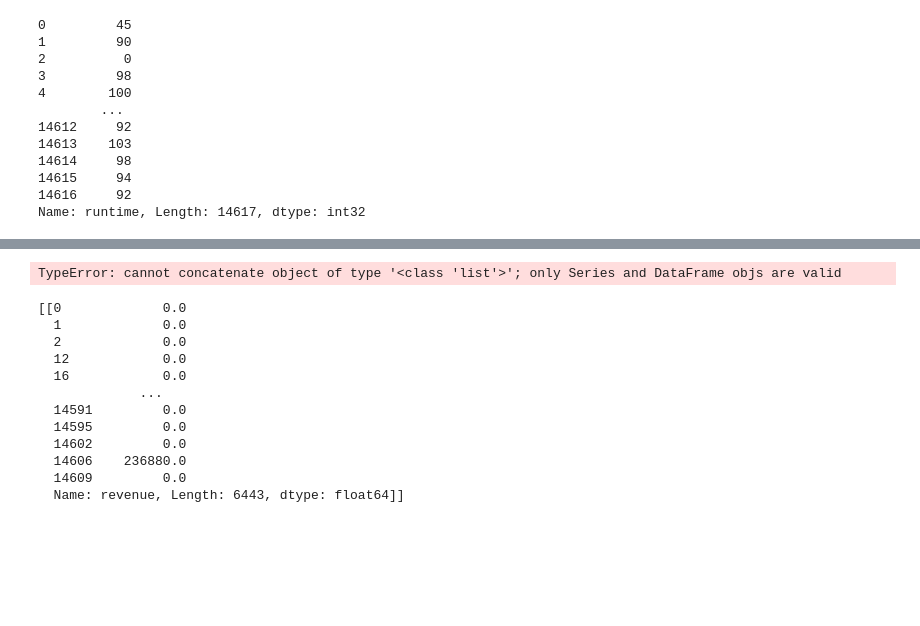
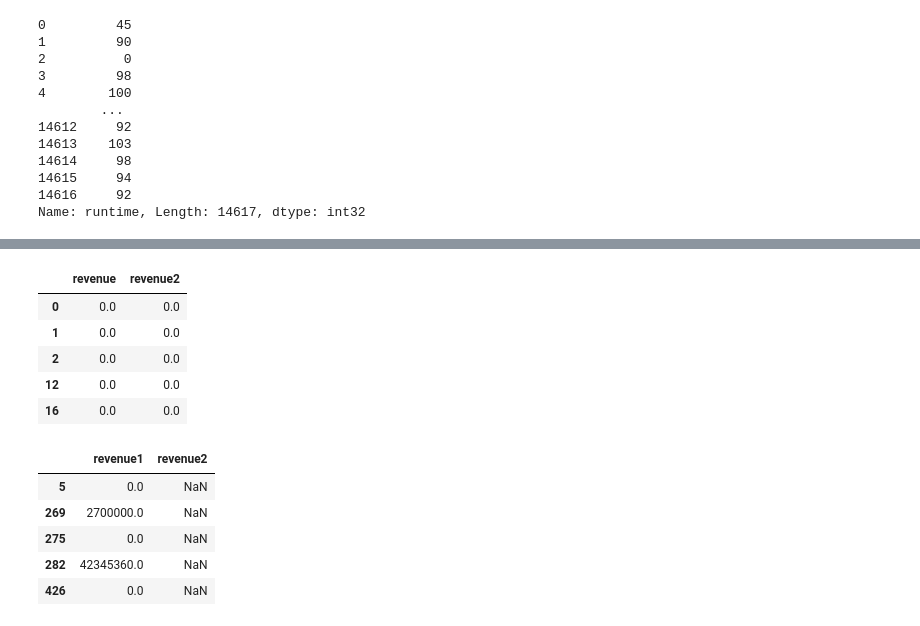
Before and after one commit to elleniayele/project-3-part-4, a Jupyter notebook: project3 part 2 (1) (2).ipynb, the cells around one changed output, grey strips where cells are left out. Drawn from its saved outputs; the diff is of its cells as text; code cells hidden in the pictures; blank space fills up the shorter version.

```diff
--- a/project3 part 2 (1) (2).ipynb
+++ b/project3 part 2 (1) (2).ipynb
@@ -529,4 +556,13 @@ df_runtime1_revenue=[[df_runtime1['revenue']]]
 # %%
 df_runtime2=df.loc[df["runtime"]<=90]
 # %%
-df_runtime2_revenue=[[df_runtime2['revenue']]]
+df_runtime2_revenue['revenue2']=df_runtime2[['revenue']]
+# %%
+df_runtime2_revenue.head()
+# %% [output]
+|  | revenue | revenue2 |
+| 0 | 0.0 | 0.0 |
+| 1 | 0.0 | 0.0 |
+| 2 | 0.0 | 0.0 |
+| 12 | 0.0 | 0.0 |
+| 16 | 0.0 | 0.0 |
@@ -533,20 +571,12 @@ df_runtime2_revenue=[[df_runtime2['revenue']]]
 # %%
-df_total=pd.concat([df_runtime1_revenue,df_runtime2_revenue])
+df_total=pd.concat([df_runtime1_revenue,df_runtime2_revenue], axis=1)
-# %% [output]
-TypeError: cannot concatenate object of type '<class 'list'>'; only Series and DataFrame objs are valid
-# %%
-df_runtime2_revenue
-# %% [output]
-[[0             0.0
-  1             0.0
-  2             0.0
-  12            0.0
-  16            0.0
-             ...
-  14591         0.0
-  14595         0.0
-  14602         0.0
-  14606    236880.0
-  14609         0.0
-  Name: revenue, Length: 6443, dtype: float64]]
+# %%
+df_total.head()
+# %% [output]
+|  | revenue1 | revenue2 |
+| 5 | 0.0 | NaN |
+| 269 | 2700000.0 | NaN |
+| 275 | 0.0 | NaN |
+| 282 | 42345360.0 | NaN |
+| 426 | 0.0 | NaN |
 # %%
```
Also changed, not shown: parts of 7 cells of this notebook.
